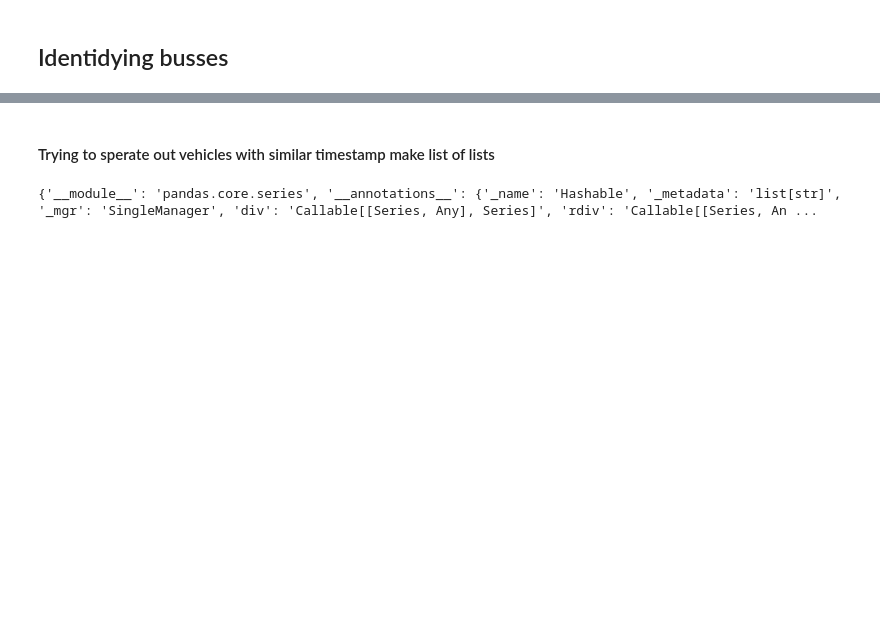
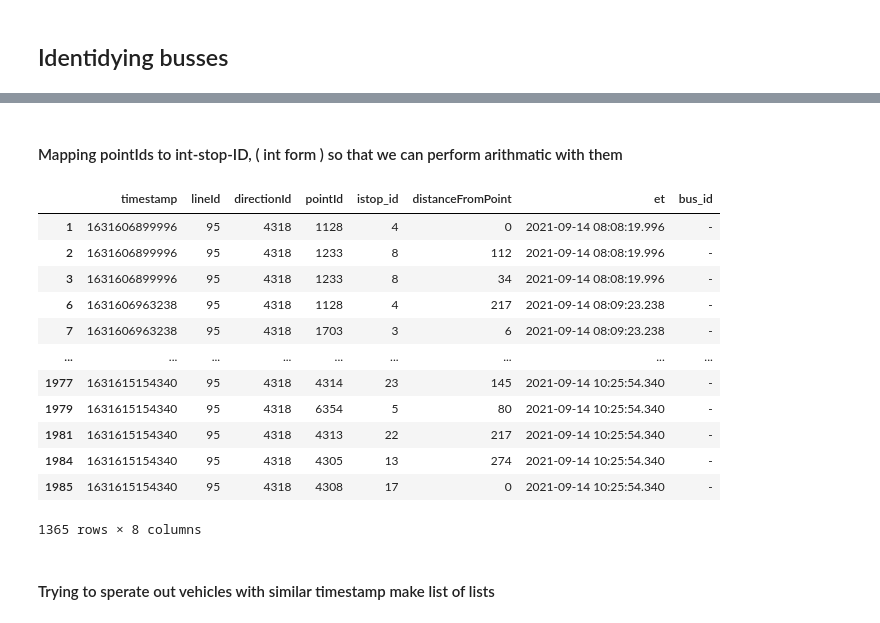
Before and after one commit to mohammadzainabbas/data-mining-project, a Jupyter notebook: exploratory_data_analysis.ipynb, the cells around one changed output, grey strips where cells are left out. Drawn from its saved outputs; the diff is of its cells as text; code cells hidden in the pictures; blank space fills up the shorter version.

```diff
--- a/exploratory_data_analysis.ipynb
+++ b/exploratory_data_analysis.ipynb
@@ -65,8 +71,8 @@ lines_df.head()
 # %% [markdown]
 ## Works on processed data
 # %%
-proc_lines = pd.read_csv("processed_data/vehiclePosition08.csv")
-proc_lines = proc_lines.drop(columns=["Unnamed: 0"])
+proc_lines = pd.read_csv("data_processed/vehiclePosition08.csv")
+# proc_lines = proc_lines.drop(columns=["Unnamed: 0"])
 idx_lineId_95 = proc_lines["lineId"] == 95
 line_95 = deepcopy( proc_lines.loc[idx_lineId_95] )
 # %%
@@ -272,0 +293,12 @@ for key in ordered_dict_v1:
+# %%
+# Find idxs where technical stops are
+idxs = [False] * len(line_95_direc_4318)
+for stop in stops_to_remove:
+    true_idxs = line_95_direc_4318.loc[:, "pointId"] == stop
+    idxs = idxs | true_idxs
+idxs = ~idxs
+
+print(f"Length: {len(line_95_direc_4318)}")
+line_95_direc_4318 = line_95_direc_4318[idxs]
+print(f"Length: {len(line_95_direc_4318)}")
+line_95_direc_4318.head()
@@ -273,2 +314,10 @@ for key in ordered_dict_v1:
 # %% [markdown]
 ## Identidying busses
+# %%
+# change
+line_95_direc_4318.loc[:, "bus_id"] = "-"
+line_95_direc_4318 = line_95_direc_4318[["timestamp", "lineId", "directionId", "pointId",
+                                         "distanceFromPoint", "et", "bus_id"]]
+unique_times = line_95_direc_4318.timestamp.unique()
+idx = line_95_direc_4318.loc[:, "timestamp"] == unique_times[0]
+line_95_direc_4318[idx]
@@ -274,0 +334,10 @@ for key in ordered_dict_v1:
+# %%
+# def distance_btw_busses(bus_df, bus_df):
+#     """
+#     bus_df is a row in flattened csv
+#     """
+ordered_list_of_stops_95 = [ extract_integer(stop.stop_id) for stop in ordered_dict_v1["095b"] ]
+# [ ('2278', 0), (2268, '1') ]
+lst = list( zip(ordered_list_of_stops_95, range(1, len(ordered_list_of_stops_95) + 1) ) )
+stop_id_to_int = { key:val for key, val in lst }
+stop_id_to_int
@@ -275,2 +362,25 @@ for key in ordered_dict_v1:
+# %% [markdown]
+#### Mapping pointIds to int-stop-ID, ( int form ) so that we can perform arithmatic with them
+# %%
+pointId_to_int = [ stop_id_to_int[stop_id] for stop_id in line_95_direc_4318.pointId ]
+line_95_direc_4318["istop_id"] = pointId_to_int
+line_95_direc_4318 = line_95_direc_4318.filter(["timestamp", "lineId", "directionId", "pointId", "istop_id",
+                                         "distanceFromPoint", "et", "bus_id"])
+line_95_direc_4318
+# mark_rows_for_manual_analysis(line_95_direc_4318)
+# %% [output]
+|  | timestamp | lineId | directionId | pointId | istop_id | distanceFromPoint | et | bus_id |
+| 1 | 1631606899996 | 95 | 4318 | 1128 | 4 | 0 | 2021-09-14 08:08:19.996 | - |
+| 2 | 1631606899996 | 95 | 4318 | 1233 | 8 | 112 | 2021-09-14 08:08:19.996 | - |
+| 3 | 1631606899996 | 95 | 4318 | 1233 | 8 | 34 | 2021-09-14 08:08:19.996 | - |
+| 6 | 1631606963238 | 95 | 4318 | 1128 | 4 | 217 | 2021-09-14 08:09:23.238 | - |
+| 7 | 1631606963238 | 95 | 4318 | 1703 | 3 | 6 | 2021-09-14 08:09:23.238 | - |
+| ... | ... | ... | ... | ... | ... | ... | ... | ... |
+| 1977 | 1631615154340 | 95 | 4318 | 4314 | 23 | 145 | 2021-09-14 10:25:54.340 | - |
+| 1979 | 1631615154340 | 95 | 4318 | 6354 | 5 | 80 | 2021-09-14 10:25:54.340 | - |
+| 1981 | 1631615154340 | 95 | 4318 | 4313 | 22 | 217 | 2021-09-14 10:25:54.340 | - |
+| 1984 | 1631615154340 | 95 | 4318 | 4305 | 13 | 274 | 2021-09-14 10:25:54.340 | - |
+| 1985 | 1631615154340 | 95 | 4318 | 4308 | 17 | 0 | 2021-09-14 10:25:54.340 | - |
+1365 rows × 8 columns
 # %% [markdown]
 #### Trying to sperate out vehicles with similar timestamp make list of lists
@@ -279,6 +386,0 @@ for key in ordered_dict_v1:
-# %%
-for i, row in line_95_direc_4318.iterrows():
-    print( type(row).__dict__ )
-    break
-# %% [output]
-{'__module__': 'pandas.core.series', '__annotations__': {'_name': 'Hashable', '_metadata': 'list[str]', '_mgr': 'SingleManager', 'div': 'Callable[[Series, Any], Series]', 'rdiv': 'Callable[[Series, An ...
```
Also changed, not shown: parts of 57 cells of this notebook, 2 other files.
